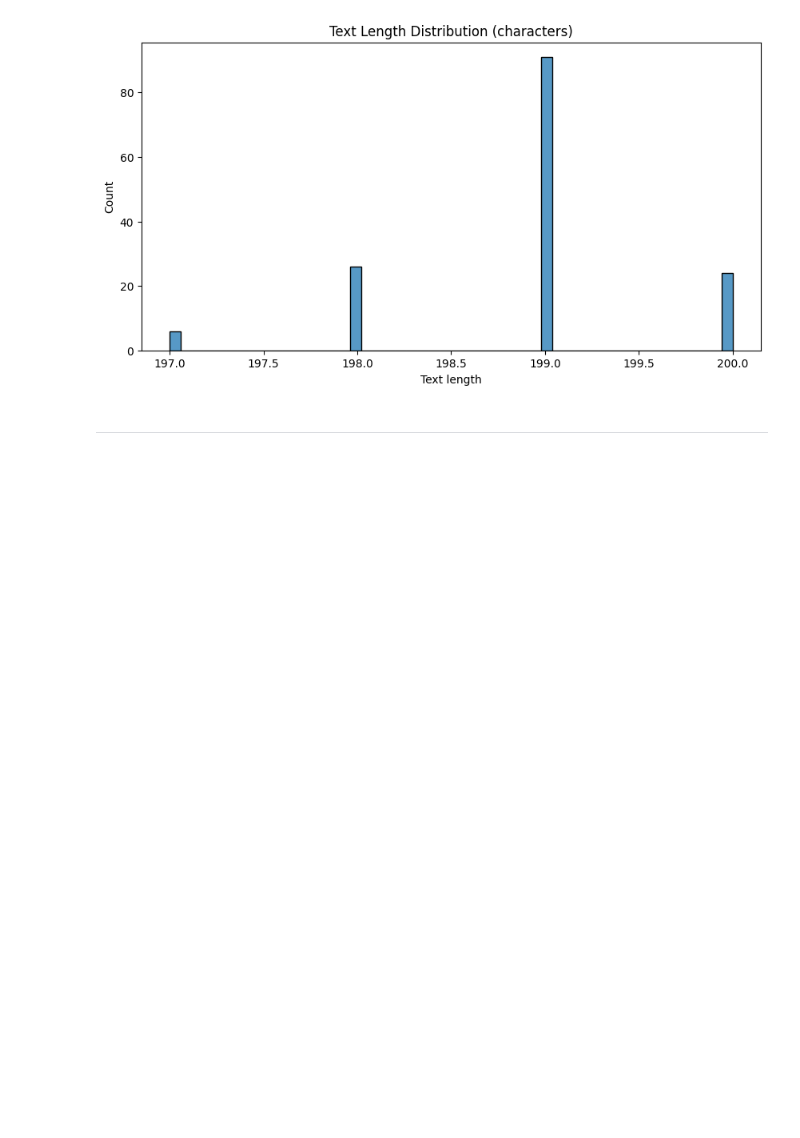
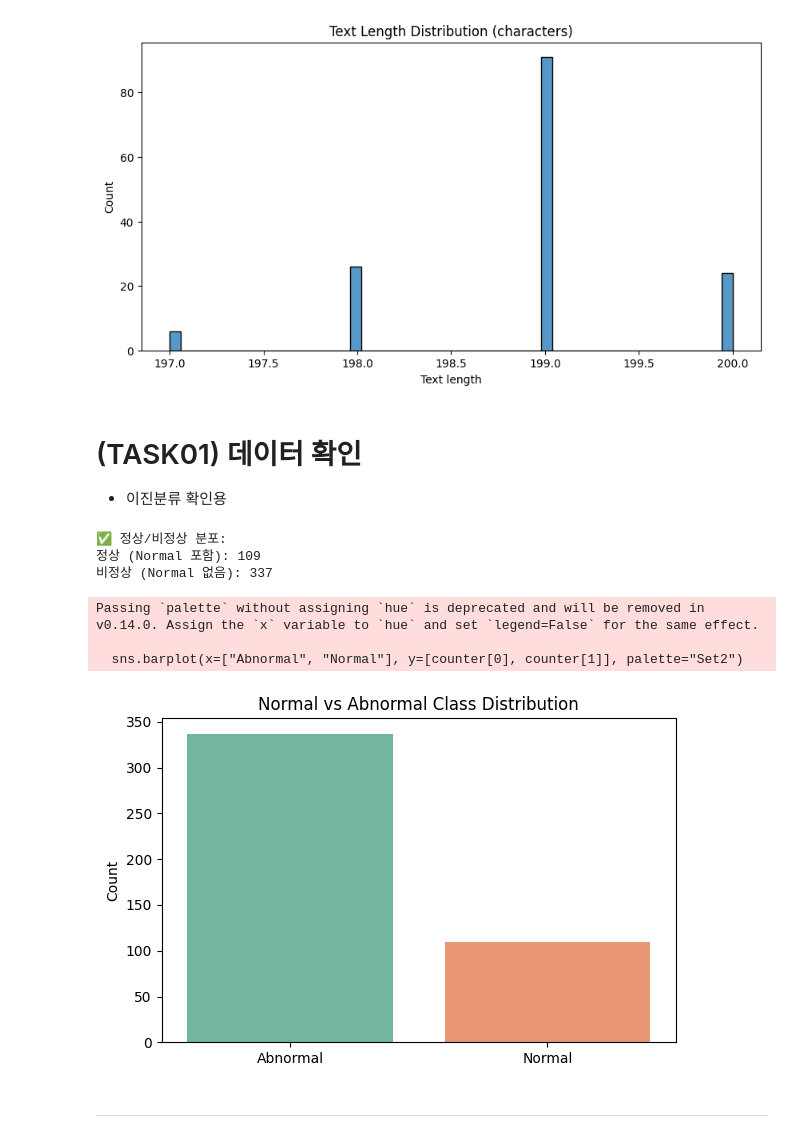
Before and after one commit to dibk100/project_llm4WAMM, a Jupyter notebook: data_analysis_EDA.ipynb, the cells around one changed output. Cells and saved outputs as stored; diff of their text form; code cells hidden in the pictures; blank space fills up the shorter version.

```diff
--- a/data_analysis_EDA.ipynb
+++ b/data_analysis_EDA.ipynb
@@ -232,6 +232,55 @@ Passing `palette` without assigning `hue` is deprecated and will be removed in v
 
 🏷️ 텍스트의 길이 분포 :
 [figure]
+# %% [markdown]
+# (TASK01) 데이터 확인
+- 이진분류 확인용
+# %%
+import json
+from collections import Counter, defaultdict
+import matplotlib.pyplot as plt
+import seaborn as sns
+import numpy as np
+
+def load_data(file_path):
+    with open(file_path, 'r', encoding='utf-8') as f:
+        data = json.load(f)
+    return data
+
+def analyze_normal_vs_abnormal(json_file):
+    data = load_data(json_file)
+
+    # 정상(1) / 비정상(0) 분류
+    binary_labels = []
+    for item in data:
+        if "Normal" in item["label"]:
+            binary_labels.append(1)  # 정상
+        else:
+            binary_labels.append(0)  # 비정상
+
+    # 분포 확인
+    counter = Counter(binary_labels)
+    print("\n✅ 정상/비정상 분포:")
+    print(f"정상 (Normal 포함): {counter[1]}")
+    print(f"비정상 (Normal 없음): {counter[0]}")
+
+    # 시각화
+    plt.figure(figsize=(6, 4))
+    sns.barplot(x=["Abnormal", "Normal"], y=[counter[0], counter[1]], palette="Set2")
+    plt.title("Normal vs Abnormal Class Distribution")
+    plt.ylabel("Count")
+    plt.tight_layout()
+    plt.show()
+# %%
+analyze_normal_vs_abnormal('./data/bert_train_waam_cls_p1.json')
+# %% [output]
+✅ 정상/비정상 분포:
+정상 (Normal 포함): 109
+비정상 (Normal 없음): 337
+Passing `palette` without assigning `hue` is deprecated and will be removed in v0.14.0. Assign the `x` variable to `hue` and set `legend=False` for the same effect.
+
+  sns.barplot(x=["Abnormal", "Normal"], y=[counter[0], counter[1]], palette="Set2")
+[figure, added]
 # %% [markdown]
 ---
 # %% [markdown]
```
Also changed, not shown: parts of 2 cells of this notebook, 1 other file.
